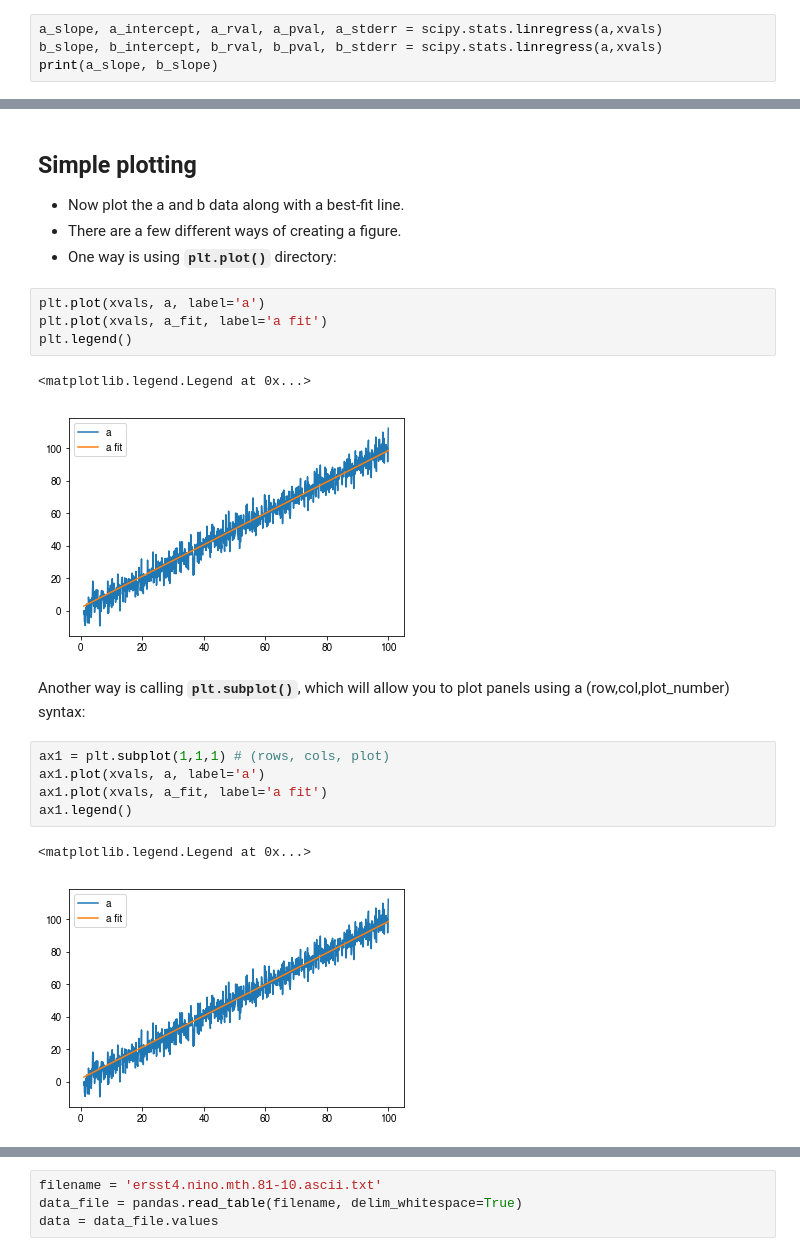
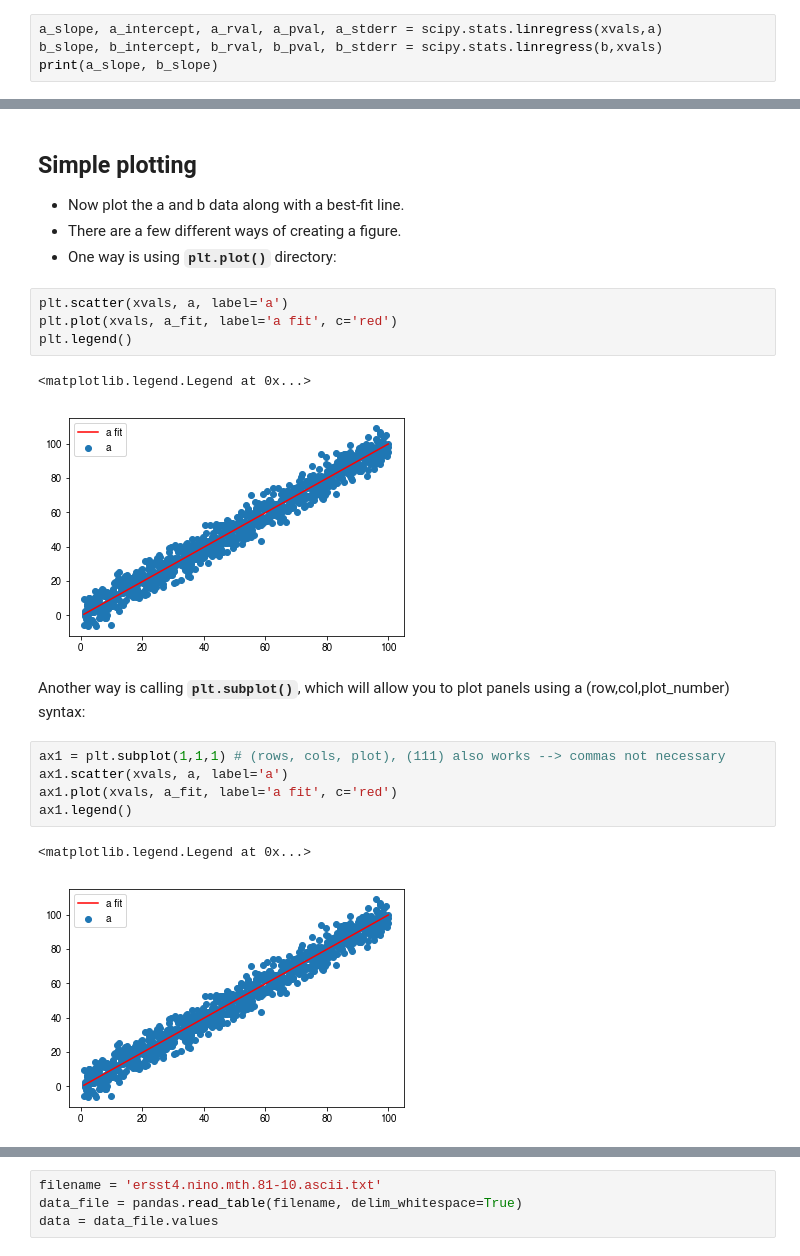
Before and after one commit to raspstephan/ESS-Python-Tutorial, a Jupyter notebook: materials/week2/3_scipy_matplotlib_pandas.ipynb, the cells around one changed output, grey strips where cells are left out. Saved outputs shown, nothing was run; the diff lists cells and outputs as text.

````diff
--- a/materials/week2/3_scipy_matplotlib_pandas.ipynb
+++ b/materials/week2/3_scipy_matplotlib_pandas.ipynb
@@ -75,5 +116,5 @@
 # %%
-a_slope, a_intercept, a_rval, a_pval, a_stderr = scipy.stats.linregress(a,xvals)
-b_slope, b_intercept, b_rval, b_pval, b_stderr = scipy.stats.linregress(a,xvals)
+a_slope, a_intercept, a_rval, a_pval, a_stderr = scipy.stats.linregress(xvals,a)
+b_slope, b_intercept, b_rval, b_pval, b_stderr = scipy.stats.linregress(b,xvals)
 print(a_slope, b_slope)
 # %% [output]
@@ -94,20 +135,20 @@ If/when you have the time, the official [Pyplot tutorial](https://matplotlib.org
 * There are a few different ways of creating a figure.
 * One way is using **```plt.plot()```** directory:
 # %%
-plt.plot(xvals, a, label='a')
-plt.plot(xvals, a_fit, label='a fit')
+plt.scatter(xvals, a, label='a')
+plt.plot(xvals, a_fit, label='a fit', c='red')
 plt.legend()
 # %% [output]
 <matplotlib.legend.Legend at 0x...>
-[figure, old version]
+[figure, new version]
 # %% [markdown]
 Another way is calling **```plt.subplot()```**, which will allow you to plot panels using a (row,col,plot_number) syntax:
 # %%
-ax1 = plt.subplot(1,1,1) # (rows, cols, plot)
-ax1.plot(xvals, a, label='a')
-ax1.plot(xvals, a_fit, label='a fit')
+ax1 = plt.subplot(1,1,1) # (rows, cols, plot), (111) also works --> commas not necessary
+ax1.scatter(xvals, a, label='a')
+ax1.plot(xvals, a_fit, label='a fit', c='red')
 ax1.legend()
 # %% [output]
 <matplotlib.legend.Legend at 0x...>
-[figure, old version]
+[figure, new version]
 # %% [markdown]
````
Also changed, not shown: parts of 28 cells of this notebook, 4 other files.
